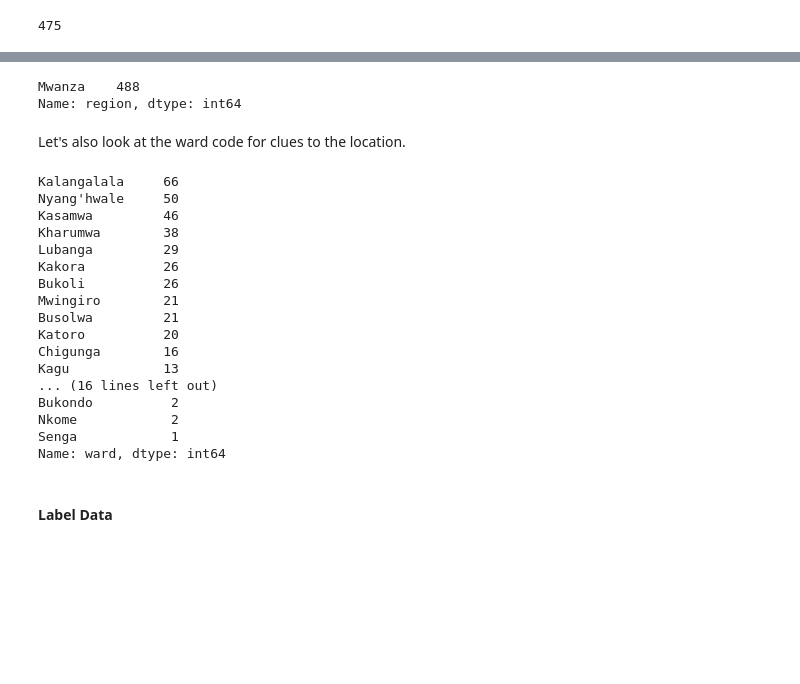
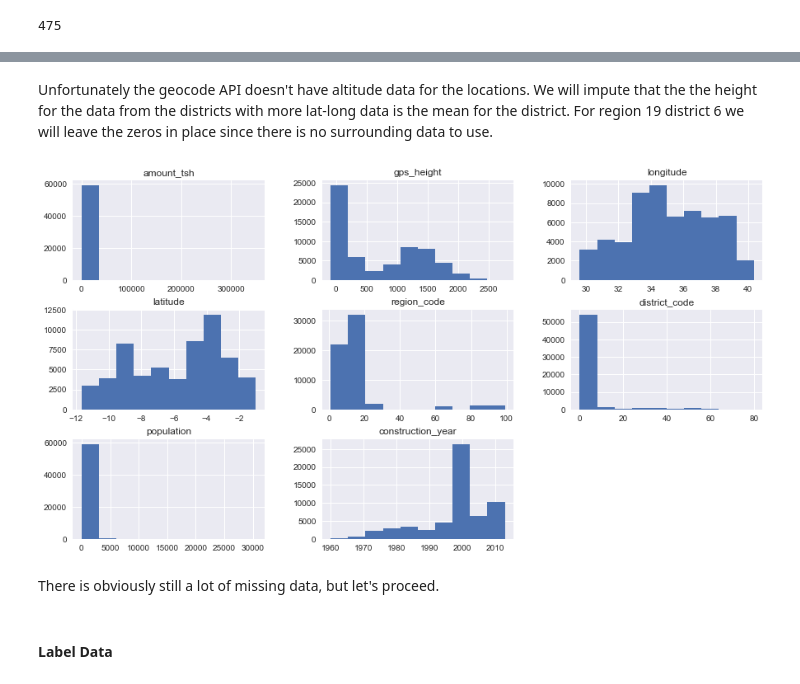
Before and after one commit to nonlocal-lia/pump_it_up_competition, a Jupyter notebook: technical_notebook.ipynb, the cells around one changed output, grey strips where cells are left out. Saved outputs shown, nothing was run; the diff lists cells and outputs as text; code cells hidden in the pictures; blank space fills up the shorter version.

Commit message:
Imputed Missing lat/long wiht geopy

```diff
--- a/technical_notebook.ipynb
+++ b/technical_notebook.ipynb
@@ -819,0 +805,2 @@ All we have left are the 488 values with no gps in their district.
+# %%
+ward_dict = make_ward_dict(clean_train_values[clean_train_values.longitude==0]['ward'].unique())
@@ -819,0 +835,4 @@ All we have left are the 488 values with no gps in their district.
+# %%
+for missing in still_missing:
+    print(missing, clean_train_values[clean_train_values.ward==missing]['region_code'].unique())
+    print(missing, clean_train_values[clean_train_values.ward==missing]['district_code'].unique())
@@ -820,3 +879,11 @@ All we have left are the 488 values with no gps in their district.
+# %%
+for ward in ward_dict.keys():
+    idx = clean_train_values[(clean_train_values['ward'] == ward) &
+                             (clean_train_values.longitude == 0)].index
+    lat_column_num = clean_train_values.columns.get_loc('latitude')
+    long_column_num = clean_train_values.columns.get_loc('longitude')
+    clean_train_values.iloc[idx, lat_column_num] = ward_dict[ward][0]
+    clean_train_values.iloc[idx, long_column_num] = ward_dict[ward][1]
 # %%
 clean_train_values[clean_train_values.longitude==0]['region_code'].value_counts()
 # %% [output]
@@ -827,32 +891,38 @@ Let's look at the region label for this code.
-# %%
-train_values[(clean_train_values['district_code']==6) &
-             (clean_train_values['region_code']== 19)]['region'].value_counts()
-# %% [output]
-Mwanza    488
-Name: region, dtype: int64
-# %% [markdown]
-Let's also look at the ward code for clues to the location.
-# %%
-train_values[(clean_train_values['district_code']==6) &
-             (clean_train_values['region_code']== 19)]['ward'].value_counts()
-# %% [output]
-Kalangalala     66
-Nyang'hwale     50
-Kasamwa         46
-Kharumwa        38
-Lubanga         29
-Kakora          26
-Bukoli          26
-Mwingiro        21
-Busolwa         21
-Katoro          20
-Chigunga        16
-Kagu            13
-... (16 lines left out)
-Bukondo          2
-Nkome            2
-Senga            1
-Name: ward, dtype: int64
+# %% [markdown]
+Unfortunately the geocode API doesn't have altitude data for the locations. We will impute that the the height for the data from the districts with more lat-long data is the mean for the district. For region 19 district 6 we will leave the zeros in place since there is no surrounding data to use.
+# %%
+# Gathering means
+# Using uncleaned df to gather means and indexes since lat/long of clean is altered in cleaned df
+height_mean_17_1 = clean_train_values[(train_values['district_code']==1) &
+                                    (train_values['region_code']== 17) &
+                                    (train_values.longitude != 0)]['gps_height'].mean()
+height_mean_11_4 = clean_train_values[(train_values['district_code']==4) &
+                                    (train_values['region_code']== 11) &
+                                    (train_values.longitude != 0)]['gps_height'].mean()
+height_mean_19_2 = clean_train_values[(train_values['district_code']==2) &
+                                    (train_values['region_code']== 19) &
+                                    (train_values.longitude != 0)]['gps_height'].mean()
+
+# Indexes of Data with missing lat-long
+missing_idx_17_1 = clean_train_values[(train_values['district_code']==1) &
+                                    (train_values['region_code']== 17) &
+                                    (train_values.longitude == 0)].index
+missing_idx_11_4 = clean_train_values[(train_values['district_code']==4) &
+                                    (train_values['region_code']== 11) &
+                                    (train_values.longitude == 0)].index
+missing_idx_19_2 = clean_train_values[(train_values['district_code']==2) &
+                                    (train_values['region_code']== 19) &
+                                    (train_values.longitude == 0)].index
+
+clean_train_values.iloc[missing_idx_17_1, clean_train_values.columns.get_loc('gps_height')] = height_mean_17_1
+clean_train_values.iloc[missing_idx_11_4, clean_train_values.columns.get_loc('gps_height')] = height_mean_11_4
+clean_train_values.iloc[missing_idx_19_2, clean_train_values.columns.get_loc('gps_height')] = height_mean_19_2
+# %%
+clean_train_values.hist(figsize = (15,8));
+# %% [output]
+[figure, added]
+# %% [markdown]
+There is obviously still a lot of missing data, but let's proceed.
 # %% [markdown]
 #### Label Data
 # %% [markdown]
```
Also changed, not shown: parts of 30 cells of this notebook.
